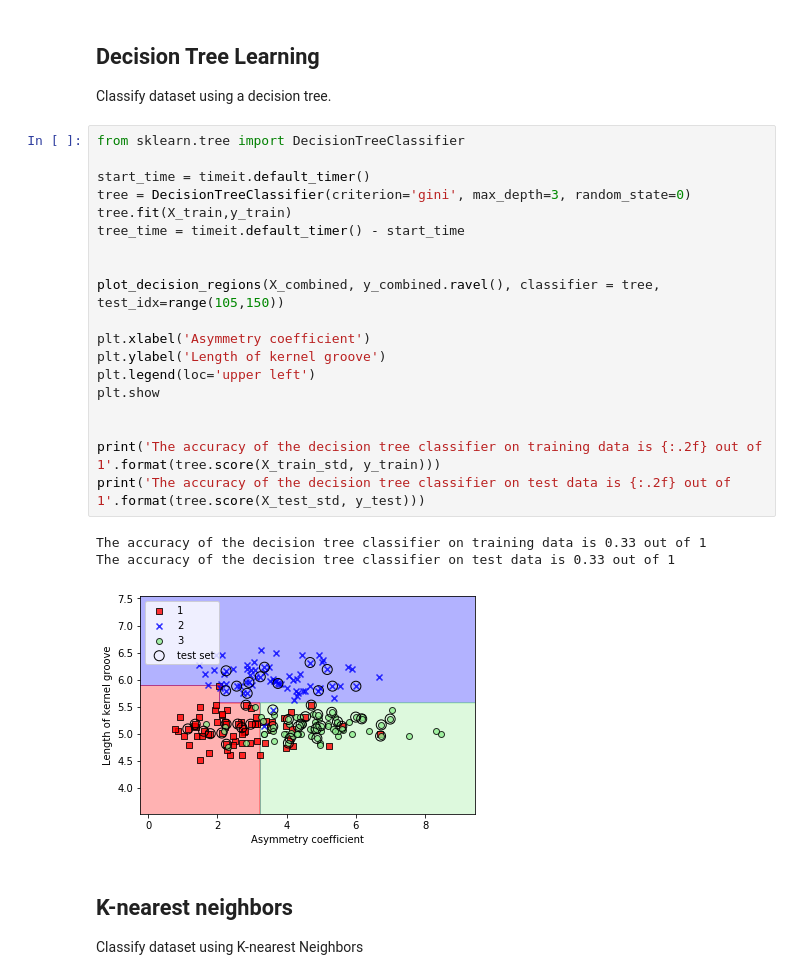
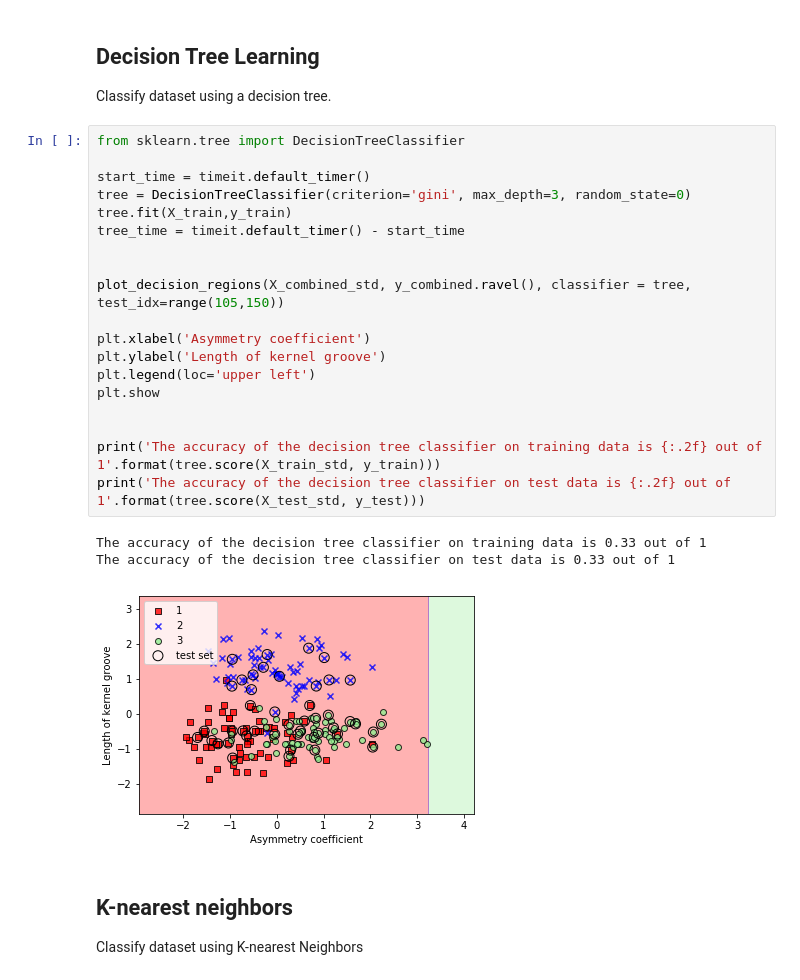
Before and after one commit to AngelLai/Scikit-Learn-Classifiers, a Jupyter notebook: Scikit-Learn Classifications.ipynb, the cells around one changed output. Cells and saved outputs as stored; diff of their text form.

```diff
--- a/Scikit-Learn Classifications.ipynb
+++ b/Scikit-Learn Classifications.ipynb
@@ -160,26 +160,26 @@ Classify dataset using a decision tree.
 # %%
 from sklearn.tree import DecisionTreeClassifier
 
 start_time = timeit.default_timer()
 tree = DecisionTreeClassifier(criterion='gini', max_depth=3, random_state=0)
 tree.fit(X_train,y_train)
 tree_time = timeit.default_timer() - start_time
 
 
-plot_decision_regions(X_combined, y_combined.ravel(), classifier = tree, test_idx=range(105,150))
+plot_decision_regions(X_combined_std, y_combined.ravel(), classifier = tree, test_idx=range(105,150))
 
 plt.xlabel('Asymmetry coefficient')
 plt.ylabel('Length of kernel groove')
 plt.legend(loc='upper left')
 plt.show
 
 
 print('The accuracy of the decision tree classifier on training data is {:.2f} out of 1'.format(tree.score(X_train_std, y_train)))
 print('The accuracy of the decision tree classifier on test data is {:.2f} out of 1'.format(tree.score(X_test_std, y_test)))
 # %% [output]
 The accuracy of the decision tree classifier on training data is 0.33 out of 1
 The accuracy of the decision tree classifier on test data is 0.33 out of 1
-[figure, old version]
+[figure, new version]
 # %% [markdown]
 ## K-nearest neighbors
 
```
Also changed, not shown: parts of 1 cell of this notebook.
